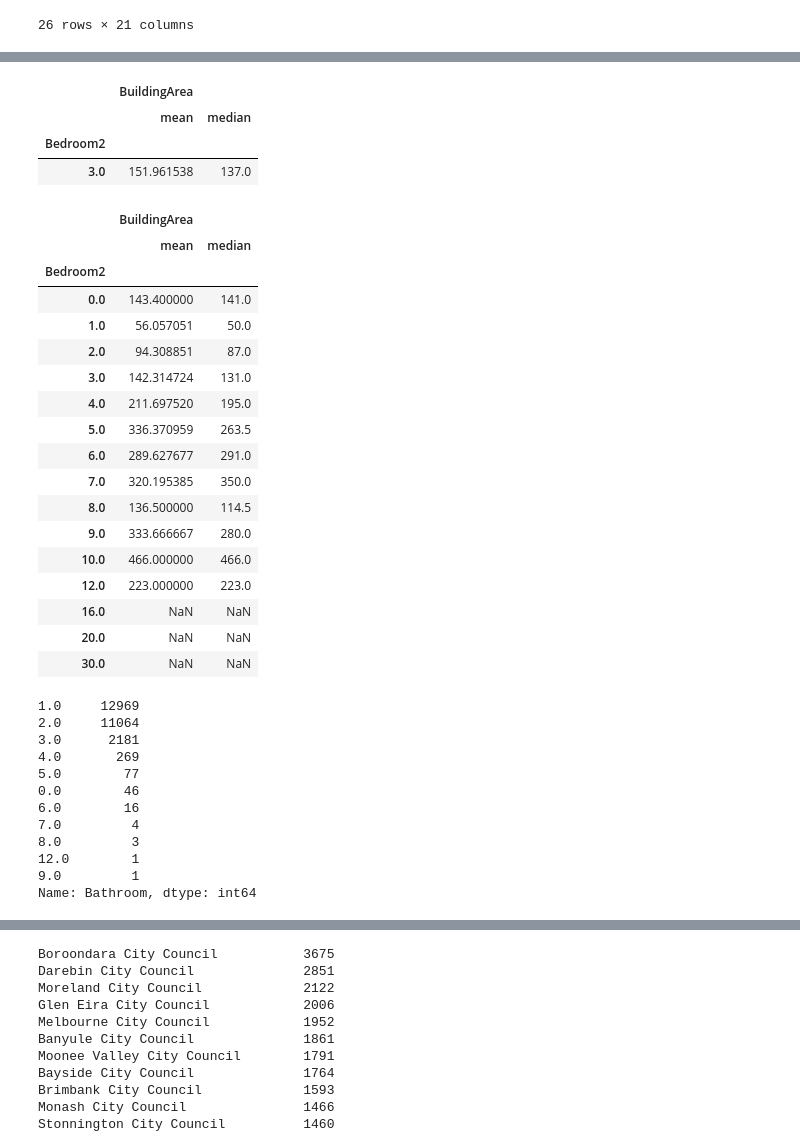
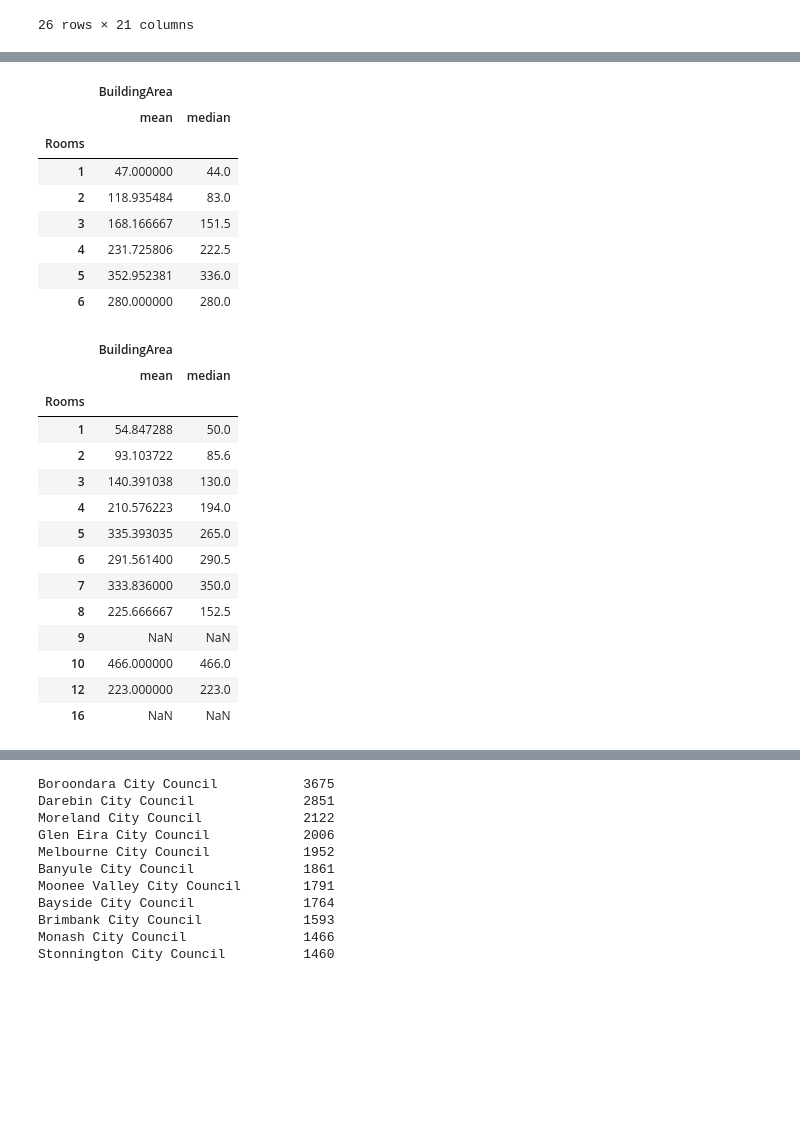
Before and after one commit to Riguini/Melbourne-Housing-Snapshot, a Jupyter notebook: Melbourne_Housing_Dataset.ipynb, the cells around one changed output, grey strips where cells are left out. Saved outputs shown, nothing was run; the diff lists cells and outputs as text; code cells hidden in the pictures; blank space fills up the shorter version.

```diff
--- a/Melbourne_Housing_Dataset.ipynb
+++ b/Melbourne_Housing_Dataset.ipynb
@@ -10,6 +10,8 @@ import numpy as np
 import seaborn as sns
 # %%
 df = pd.read_csv(r"C:\Users\dougl\OneDrive\Área de Trabalho\Projetos GitHub\Melbourne_house\archive\Melbourne_housing_FULL.csv")
+# %%
+pd.set_option('display.max_columns',None)
 # %%
 df.head(5)
 # %% [output]
@@ -68,3 +63,6 @@ Data columns (total 21 columns):
  20  Propertycount  34854 non-null  float64
 dtypes: float64(12), int64(1), object(8)
 memory usage: 5.6+ MB
+# %%
+#Corrigindo o nome da coluna:
+df.rename(columns={'Bedroom2': 'Bedroom'}, inplace = True)
@@ -74,0 +77,2 @@ df.duplicated().sum()
+# %%
+df = df.drop_duplicates()
@@ -217,43 +219,30 @@ Name: Suburb, dtype: int64
 # %%
-df_teste_area.groupby("Bedroom2").agg({"BuildingArea":['mean', 'median',]})
+df_teste_area.groupby("Rooms").agg({"BuildingArea":['mean', 'median',]})
 # %% [output]
 |  | BuildingArea |  |
 |  | mean | median |
-| Bedroom2 |  |  |
-| 3.0 | 151.961538 | 137.0 |
+| Rooms |  |  |
+| 1 | 47.000000 | 44.0 |
+| 2 | 118.935484 | 83.0 |
+| 3 | 168.166667 | 151.5 |
+| 4 | 231.725806 | 222.5 |
+| 5 | 352.952381 | 336.0 |
+| 6 | 280.000000 | 280.0 |
 # %%
-df.groupby("Bedroom2").agg({"BuildingArea":['mean', 'median',]})
+df.groupby("Rooms").agg({"BuildingArea":['mean', 'median',]})
 # %% [output]
 |  | BuildingArea |  |
 |  | mean | median |
-| Bedroom2 |  |  |
-| 0.0 | 143.400000 | 141.0 |
-| 1.0 | 56.057051 | 50.0 |
-| 2.0 | 94.308851 | 87.0 |
-| 3.0 | 142.314724 | 131.0 |
-| 4.0 | 211.697520 | 195.0 |
-| 5.0 | 336.370959 | 263.5 |
-| 6.0 | 289.627677 | 291.0 |
-| 7.0 | 320.195385 | 350.0 |
-| 8.0 | 136.500000 | 114.5 |
-| 9.0 | 333.666667 | 280.0 |
-| 10.0 | 466.000000 | 466.0 |
-| 12.0 | 223.000000 | 223.0 |
-| 16.0 | NaN | NaN |
-| 20.0 | NaN | NaN |
-| 30.0 | NaN | NaN |
+| Rooms |  |  |
+| 1 | 54.847288 | 50.0 |
+| 2 | 93.103722 | 85.6 |
+| 3 | 140.391038 | 130.0 |
+| 4 | 210.576223 | 194.0 |
+| 5 | 335.393035 | 265.0 |
+| 6 | 291.561400 | 290.5 |
+| 7 | 333.836000 | 350.0 |
+| 8 | 225.666667 | 152.5 |
+| 9 | NaN | NaN |
+| 10 | 466.000000 | 466.0 |
+| 12 | 223.000000 | 223.0 |
+| 16 | NaN | NaN |
-# %%
-df["Bathroom"].value_counts()
-# %% [output]
-1.0     12969
-2.0     11064
-3.0      2181
-4.0       269
-5.0        77
-0.0        46
-6.0        16
-7.0         4
-8.0         3
-12.0        1
-9.0         1
-Name: Bathroom, dtype: int64
```
Also changed, not shown: parts of 34 cells of this notebook.
